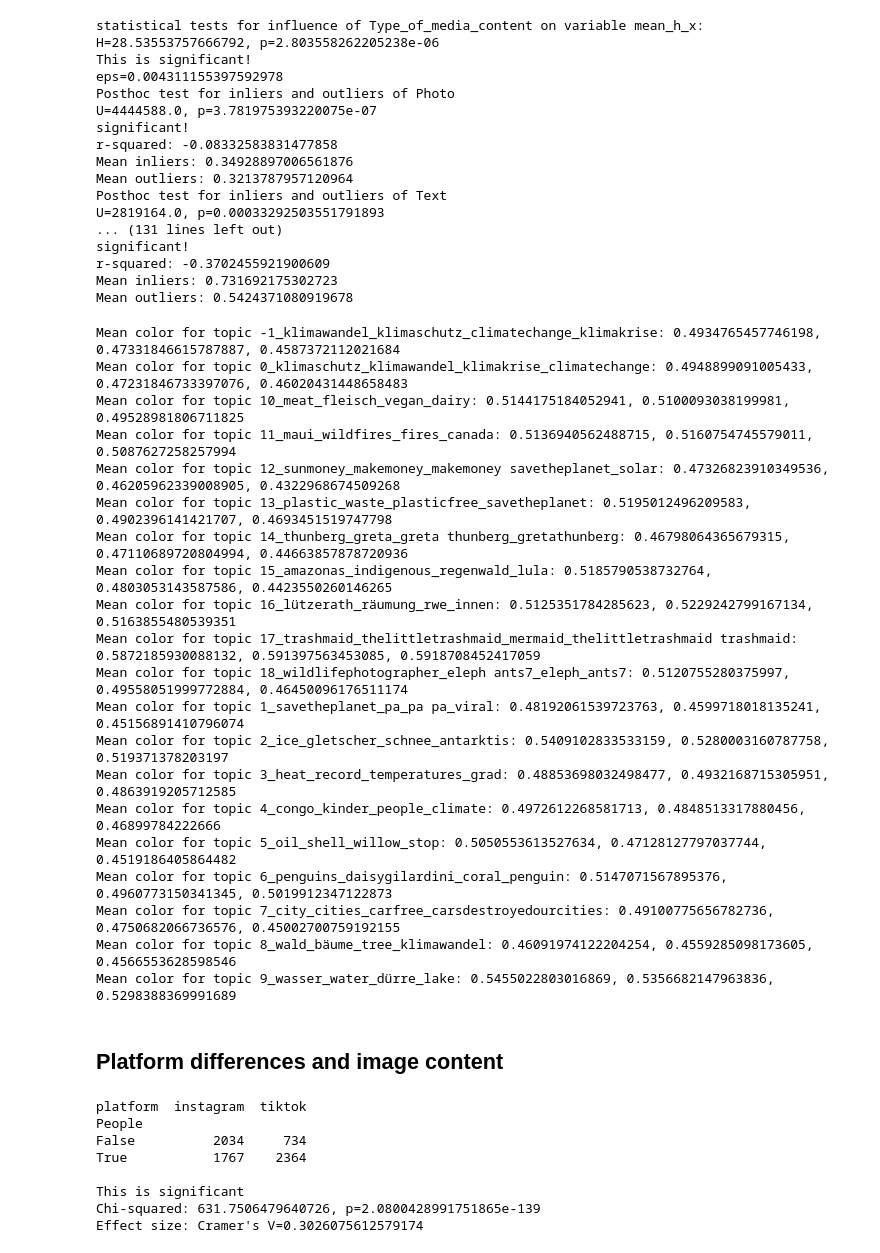
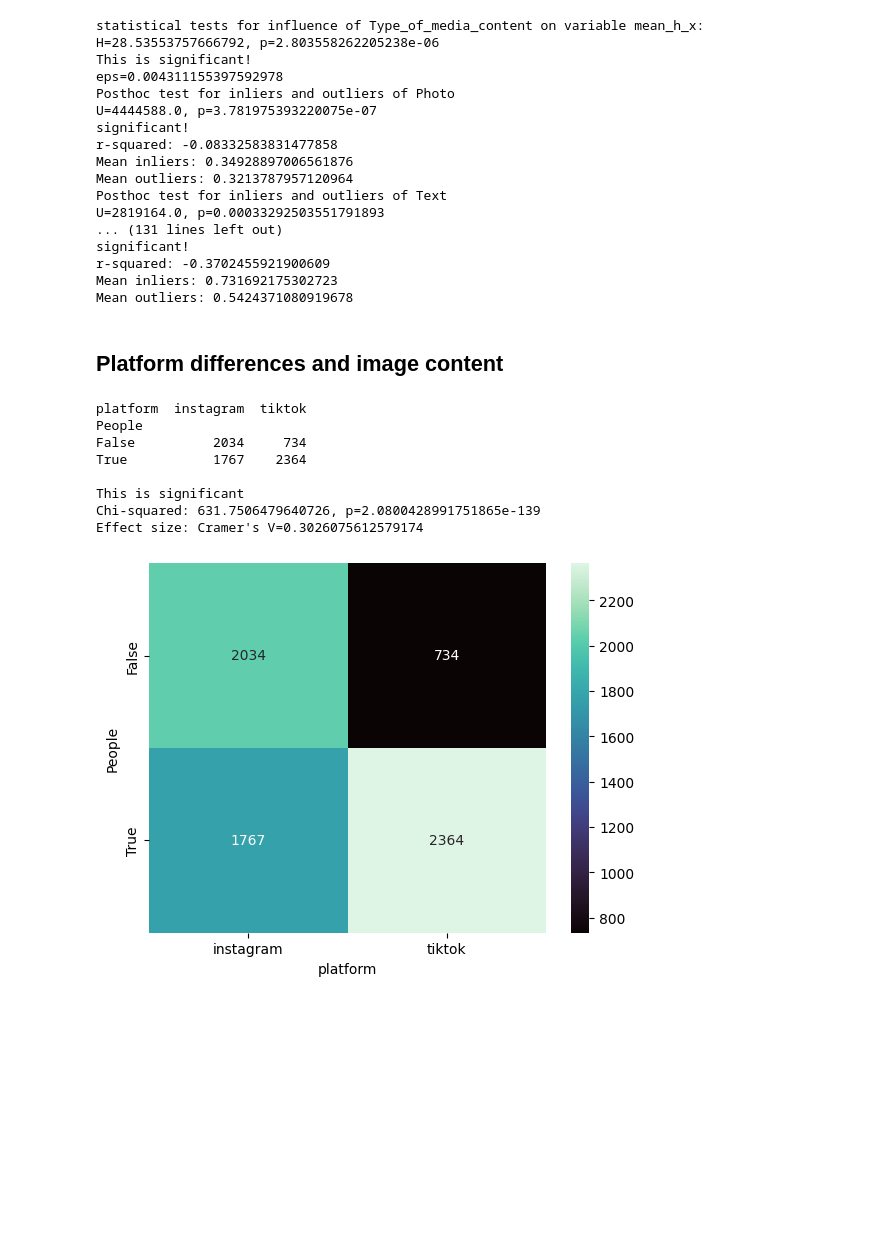
Before and after one commit to Johanna4Green/ColorsOfClimatechange, a Jupyter notebook: statistical_tests.ipynb, the cells around one changed output. Drawn from its saved outputs; the diff is of its cells as text; code cells hidden in the pictures; blank space fills up the shorter version.

```diff
--- a/statistical_tests.ipynb
+++ b/statistical_tests.ipynb
@@ -1571,66 +1639,41 @@ significant!
 r-squared: -0.3702455921900609
 Mean inliers: 0.731692175302723
 Mean outliers: 0.5424371080919678
-# %%
-for topic in topics:
-    mean_r = np.mean(df_complete.loc[df_complete["BERTopic"] == topic]["mean_r"])
-    mean_g = np.mean(df_complete.loc[df_complete["BERTopic"] == topic]["mean_g"])
-    mean_b = np.mean(df_complete.loc[df_complete["BERTopic"] == topic]["mean_b"])
-    print(f"Mean color for topic {topic}: {mean_r}, {mean_g}, {mean_b}")
-# %% [output]
-Mean color for topic -1_klimawandel_klimaschutz_climatechange_klimakrise: 0.4934765457746198, 0.47331846615787887, 0.4587372112021684
-Mean color for topic 0_klimaschutz_klimawandel_klimakrise_climatechange: 0.4948899091005433, 0.47231846733397076, 0.46020431448658483
-Mean color for topic 10_meat_fleisch_vegan_dairy: 0.5144175184052941, 0.5100093038199981, 0.49528981806711825
-Mean color for topic 11_maui_wildfires_fires_canada: 0.5136940562488715, 0.5160754745579011, 0.5087627258257994
-Mean color for topic 12_sunmoney_makemoney_makemoney savetheplanet_solar: 0.47326823910349536, 0.46205962339008905, 0.4322968674509268
-Mean color for topic 13_plastic_waste_plasticfree_savetheplanet: 0.5195012496209583, 0.4902396141421707, 0.4693451519747798
-Mean color for topic 14_thunberg_greta_greta thunberg_gretathunberg: 0.46798064365679315, 0.47110689720804994, 0.44663857878720936
-Mean color for topic 15_amazonas_indigenous_regenwald_lula: 0.5185790538732764, 0.4803053143587586, 0.4423550260146265
-Mean color for topic 16_lützerath_räumung_rwe_innen: 0.5125351784285623, 0.5229242799167134, 0.5163855480539351
-Mean color for topic 17_trashmaid_thelittletrashmaid_mermaid_thelittletrashmaid trashmaid: 0.5872185930088132, 0.591397563453085, 0.5918708452417059
-Mean color for topic 18_wildlifephotographer_eleph ants7_eleph_ants7: 0.5120755280375997, 0.49558051999772884, 0.46450096176511174
-Mean color for topic 1_savetheplanet_pa_pa pa_viral: 0.48192061539723763, 0.4599718018135241, 0.45156891410796074
-Mean color for topic 2_ice_gletscher_schnee_antarktis: 0.5409102833533159, 0.5280003160787758, 0.519371378203197
-Mean color for topic 3_heat_record_temperatures_grad: 0.48853698032498477, 0.4932168715305951, 0.4863919205712585
-Mean color for topic 4_congo_kinder_people_climate: 0.4972612268581713, 0.4848513317880456, 0.46899784222666
-Mean color for topic 5_oil_shell_willow_stop: 0.5050553613527634, 0.47128127797037744, 0.4519186405864482
-Mean color for topic 6_penguins_daisygilardini_coral_penguin: 0.5147071567895376, 0.4960773150341345, 0.5019912347122873
-Mean color for topic 7_city_cities_carfree_carsdestroyedourcities: 0.49100775656782736, 0.4750682066736576, 0.45002700759192155
-Mean color for topic 8_wald_bäume_tree_klimawandel: 0.46091974122204254, 0.4559285098173605, 0.4566553628598546
-Mean color for topic 9_wasser_water_dürre_lake: 0.5455022803016869, 0.5356682147963836, 0.5298388369991689
 # %% [markdown]
 ## Platform differences and image content
 # %%
 iv = "platform"
 dv = "People"
 
 # first, make contingency table
 def full_chi_square(iv, dv):
 
     contingency_table = pd.crosstab(index=df_total[dv], columns=df_total[iv])
+    sb.heatmap(contingency_table, annot=True, fmt='.0f', cmap='mako')
     print(contingency_table)
     print("")
 
     #perform chi squared test of independence
     res = chi2_contingency(contingency_table, correction=False)
     sample_size = contingency_table.sum().sum()
     chi_sq = res.statistic
     p=res.pvalue
     print("This is significant") if p <0.05 else print("")
     cramers_V = sqrt((res.statistic/sample_size))
     print(f"Chi-squared: {chi_sq}, p={p}")
     print(f"Effect size: Cramer's V={cramers_V}")
 
 full_chi_square(iv, dv)
 # %% [output]
 platform  instagram  tiktok
 People
 False          2034     734
 True           1767    2364
 
 This is significant
 Chi-squared: 631.7506479640726, p=2.0800428991751865e-139
 Effect size: Cramer's V=0.3026075612579174
+[figure, added]
 # %%
 iv = "platform"
 dv = "Animals"
```
Also changed, not shown: parts of 65 cells of this notebook.
